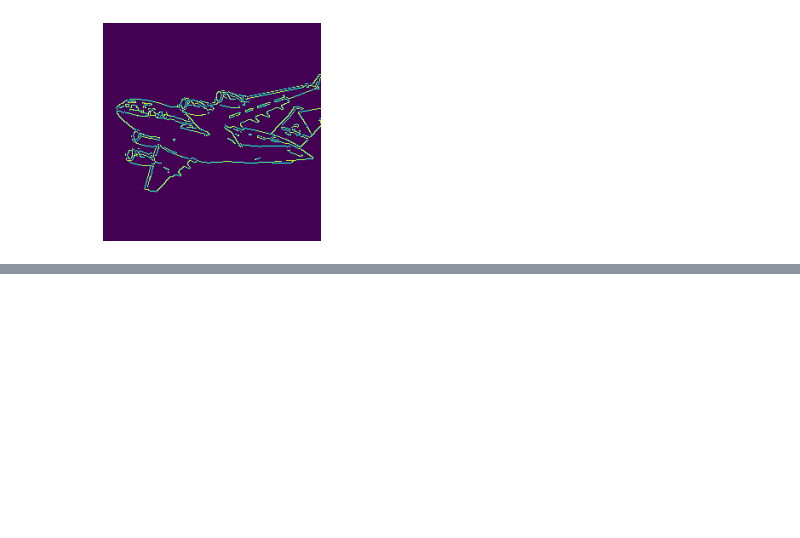
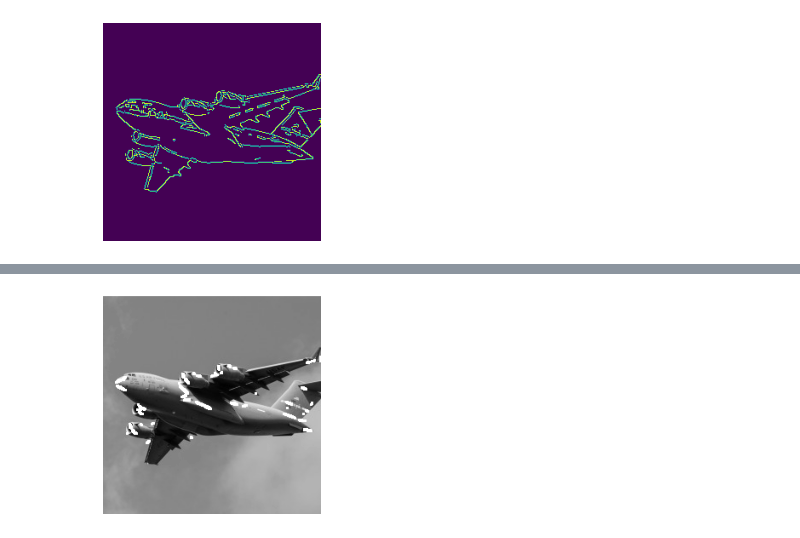
Before and after one commit to Satyamaadi/python, a Jupyter notebook: cv2.ipynb, the cells around one changed output, grey strips where cells are left out. Drawn from its saved outputs; the diff is of its cells as text; code cells hidden in the pictures; blank space fills up the shorter version.

Commit message:
cv2 manipulations of image

```diff
--- a/cv2.ipynb
+++ b/cv2.ipynb
@@ -190,0 +201,22 @@ plt.axis('off')
+# %%
+image_gray = np.float32(image_gray)
+# %%
+block_size=2
+aperture=29
+free_parameter=0.04
+# %%
+detect_response = cv2.cornerHarris(image_gray,block_size,aperture,free_parameter)
+# %%
+detect_response = cv2.dilate(detect_response,None)
+# %%
+threshold = 0.02
+image_bgr[detect_response >
+threshold *
+detect_response.max()] = [255,255,255]
+# Convert to grayscale
+image_gray = cv2.cvtColor(image_bgr, cv2.COLOR_BGR2GRAY)
+# Show image
+plt.imshow(image_gray, cmap="gray"), plt.axis("off")
+plt.show()
+# %% [output]
+[figure, added]
```
Also changed, not shown: parts of 5 cells of this notebook.
